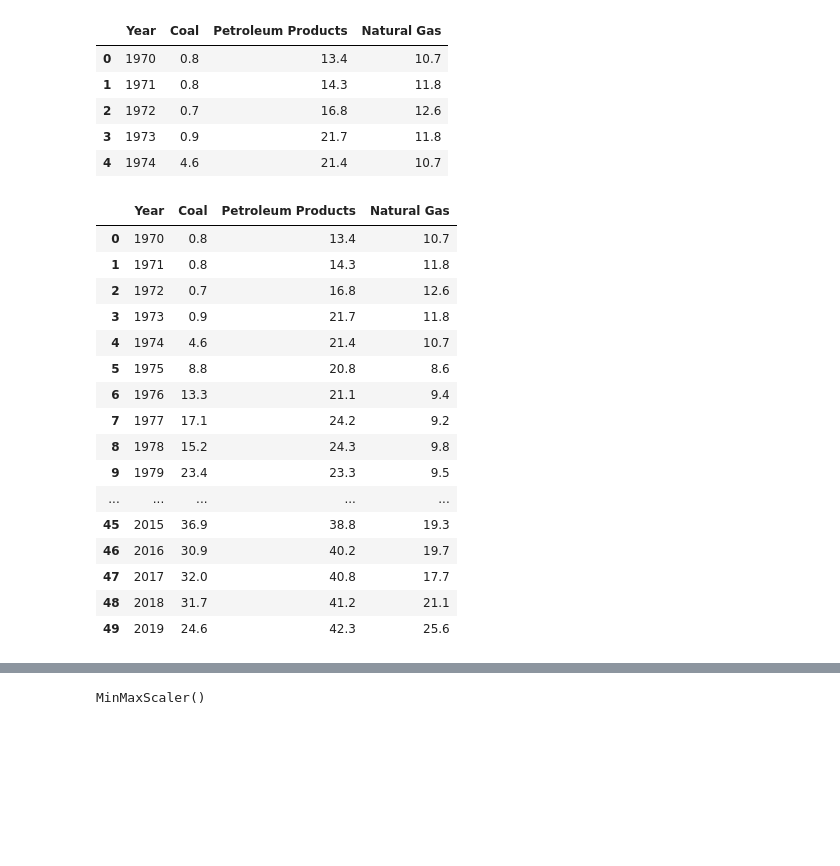
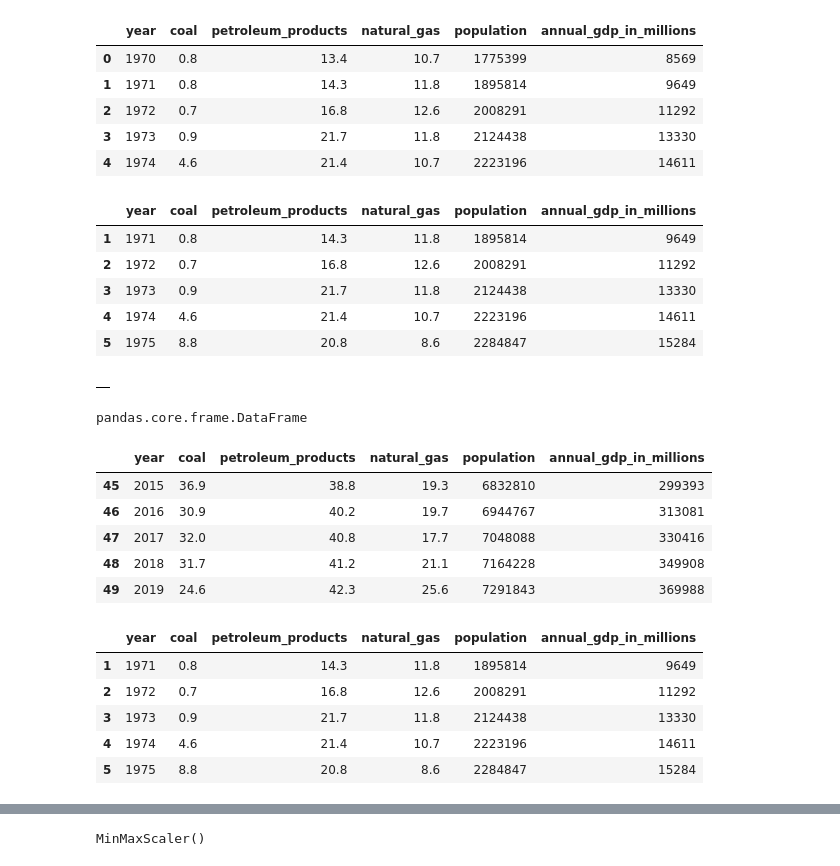
Before and after one commit to Jschelling0/the_final, a Jupyter notebook: Final.ipynb, the cells around one changed output, grey strips where cells are left out. Saved outputs shown, nothing was run; the diff lists cells and outputs as text; code cells hidden in the pictures; blank space fills up the shorter version.

```diff
--- a/Final.ipynb
+++ b/Final.ipynb
@@ -72 +344,5 @@ df = df.drop(columns = 'Anomaly')
+# %%
+df['population'] = df['population'].str.replace(',','')
+# %%
+df['annual_gdp_in_millions'] = df['annual_gdp_in_millions'].str.replace('$','')
 # %%
@@ -86,15 +362,25 @@ Index(['Year', 'Degrees Fahrenheit', 'Coal', 'Petroleum Products',
       dtype='object')
 # %%
-X = df[['Year', 'Coal', 'Petroleum Products',
-       'Natural Gas']].copy()
+X = df[['year', 'coal', 'petroleum_products',
+       'natural_gas', 'population','annual_gdp_in_millions']].copy()
 
 X = X.dropna()
-y=df['Degrees Fahrenheit']
+y=df['degrees_fahrenheit']
 X.head()
 # %% [output]
-|  | Year | Coal | Petroleum Products | Natural Gas |
-| 0 | 1970 | 0.8 | 13.4 | 10.7 |
-| 1 | 1971 | 0.8 | 14.3 | 11.8 |
-| 2 | 1972 | 0.7 | 16.8 | 12.6 |
-| 3 | 1973 | 0.9 | 21.7 | 11.8 |
-| 4 | 1974 | 4.6 | 21.4 | 10.7 |
+|  | year | coal | petroleum_products | natural_gas | population | annual_gdp_in_millions |
+| 0 | 1970 | 0.8 | 13.4 | 10.7 | 1775399 | 8569 |
+| 1 | 1971 | 0.8 | 14.3 | 11.8 | 1895814 | 9649 |
+| 2 | 1972 | 0.7 | 16.8 | 12.6 | 2008291 | 11292 |
+| 3 | 1973 | 0.9 | 21.7 | 11.8 | 2124438 | 13330 |
+| 4 | 1974 | 4.6 | 21.4 | 10.7 | 2223196 | 14611 |
+# %%
+X = X.drop(X.index[0])
+X.head()
+# %% [output]
+|  | year | coal | petroleum_products | natural_gas | population | annual_gdp_in_millions |
+| 1 | 1971 | 0.8 | 14.3 | 11.8 | 1895814 | 9649 |
+| 2 | 1972 | 0.7 | 16.8 | 12.6 | 2008291 | 11292 |
+| 3 | 1973 | 0.9 | 21.7 | 11.8 | 2124438 | 13330 |
+| 4 | 1974 | 4.6 | 21.4 | 10.7 | 2223196 | 14611 |
+| 5 | 1975 | 8.8 | 20.8 | 8.6 | 2284847 | 15284 |
@@ -101,20 +389,27 @@ X.head()
+# %%
+X.corr()
+# %% [output]
+|  |
+# %%
+type(X)
+# %% [output]
+pandas.core.frame.DataFrame
 # %%
 X.dropna()
+X.tail()
 # %% [output]
-|  | Year | Coal | Petroleum Products | Natural Gas |
-| 0 | 1970 | 0.8 | 13.4 | 10.7 |
-| 1 | 1971 | 0.8 | 14.3 | 11.8 |
-| 2 | 1972 | 0.7 | 16.8 | 12.6 |
-| 3 | 1973 | 0.9 | 21.7 | 11.8 |
-| 4 | 1974 | 4.6 | 21.4 | 10.7 |
-| 5 | 1975 | 8.8 | 20.8 | 8.6 |
-| 6 | 1976 | 13.3 | 21.1 | 9.4 |
-| 7 | 1977 | 17.1 | 24.2 | 9.2 |
-| 8 | 1978 | 15.2 | 24.3 | 9.8 |
-| 9 | 1979 | 23.4 | 23.3 | 9.5 |
-| ... | ... | ... | ... | ... |
-| 45 | 2015 | 36.9 | 38.8 | 19.3 |
-| 46 | 2016 | 30.9 | 40.2 | 19.7 |
-| 47 | 2017 | 32.0 | 40.8 | 17.7 |
-| 48 | 2018 | 31.7 | 41.2 | 21.1 |
-| 49 | 2019 | 24.6 | 42.3 | 25.6 |
+|  | year | coal | petroleum_products | natural_gas | population | annual_gdp_in_millions |
+| 45 | 2015 | 36.9 | 38.8 | 19.3 | 6832810 | 299393 |
+| 46 | 2016 | 30.9 | 40.2 | 19.7 | 6944767 | 313081 |
+| 47 | 2017 | 32.0 | 40.8 | 17.7 | 7048088 | 330416 |
+| 48 | 2018 | 31.7 | 41.2 | 21.1 | 7164228 | 349908 |
+| 49 | 2019 | 24.6 | 42.3 | 25.6 | 7291843 | 369988 |
+# %%
+X.head()
+# %% [output]
+|  | year | coal | petroleum_products | natural_gas | population | annual_gdp_in_millions |
+| 1 | 1971 | 0.8 | 14.3 | 11.8 | 1895814 | 9649 |
+| 2 | 1972 | 0.7 | 16.8 | 12.6 | 2008291 | 11292 |
+| 3 | 1973 | 0.9 | 21.7 | 11.8 | 2124438 | 13330 |
+| 4 | 1974 | 4.6 | 21.4 | 10.7 | 2223196 | 14611 |
+| 5 | 1975 | 8.8 | 20.8 | 8.6 | 2284847 | 15284 |
```
Also changed, not shown: parts of 77 cells of this notebook.
